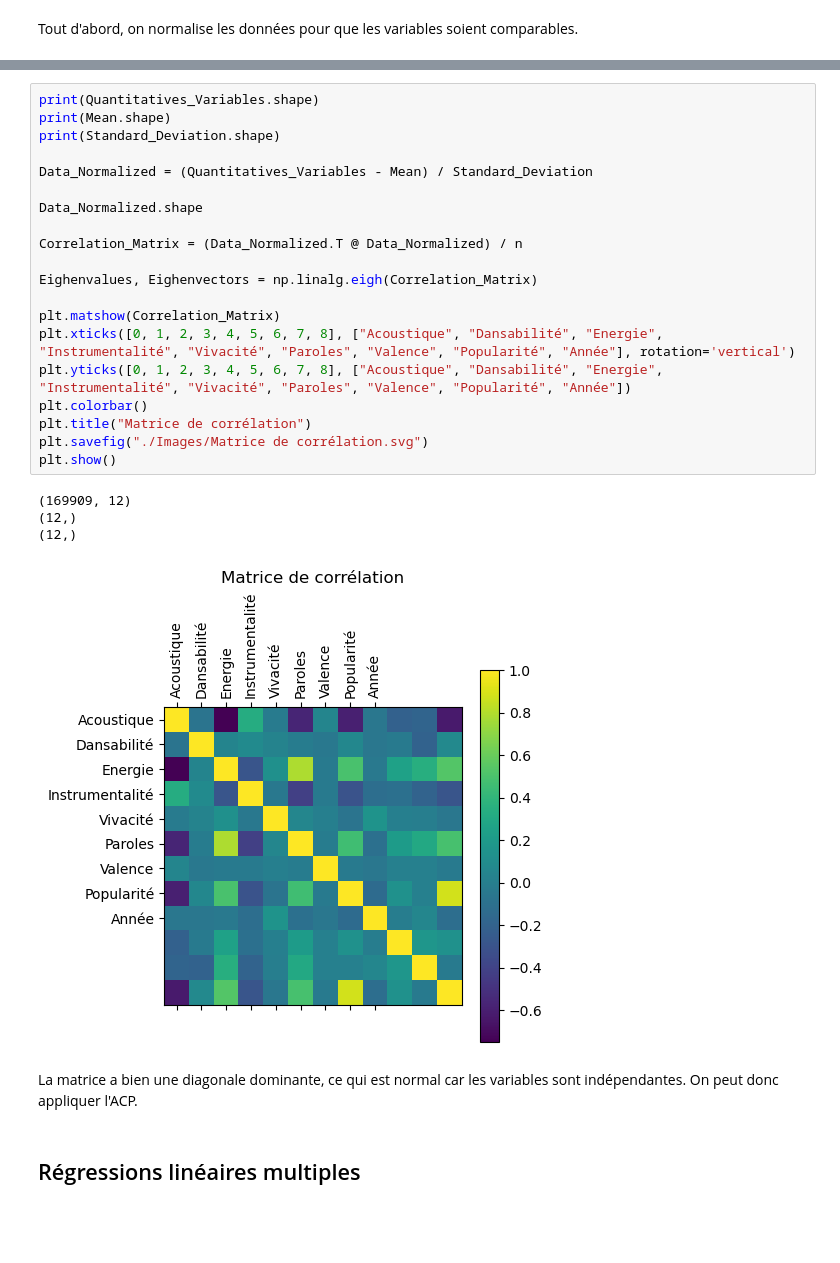
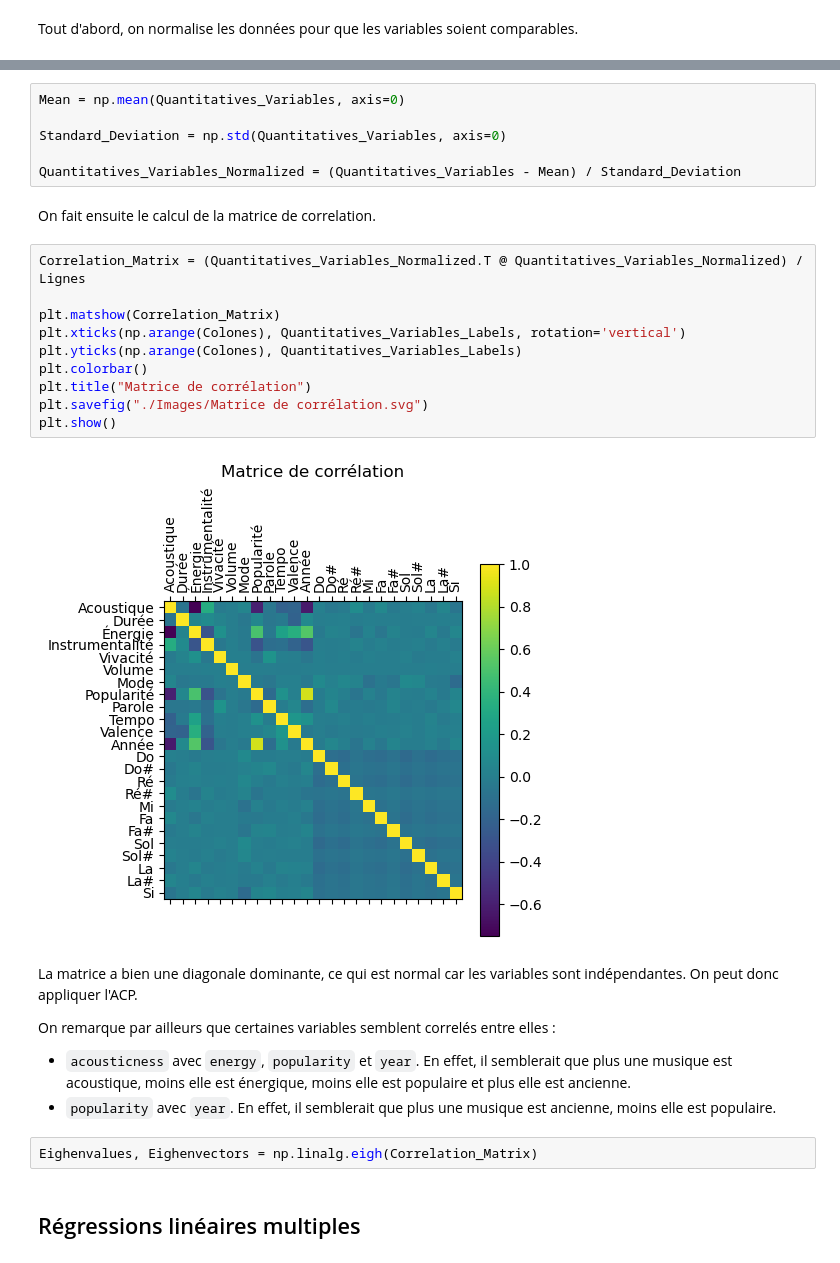
Before and after one commit to AlixANNERAUD/Music_danceability_prediction, a Jupyter notebook: Projet.ipynb, the cells around one changed output, grey strips where cells are left out. Drawn from its saved outputs; the diff is of its cells as text; blank space fills up the shorter version.

```diff
--- a/Projet.ipynb
+++ b/Projet.ipynb
@@ -246,30 +233,31 @@ TypeError: loop of ufunc does not support argument 0 of type float which has no
-# %%
-print(Quantitatives_Variables.shape)
-print(Mean.shape)
-print(Standard_Deviation.shape)
-
-Data_Normalized = (Quantitatives_Variables - Mean) / Standard_Deviation
-
-Data_Normalized.shape
-
-Correlation_Matrix = (Data_Normalized.T @ Data_Normalized) / n
-
-Eighenvalues, Eighenvectors = np.linalg.eigh(Correlation_Matrix)
-
-plt.matshow(Correlation_Matrix)
-plt.xticks([0, 1, 2, 3, 4, 5, 6, 7, 8], ["Acoustique", "Dansabilité", "Energie", "Instrumentalité", "Vivacité", "Paroles", "Valence", "Popularité", "Année"], rotation='vertical')
-plt.yticks([0, 1, 2, 3, 4, 5, 6, 7, 8], ["Acoustique", "Dansabilité", "Energie", "Instrumentalité", "Vivacité", "Paroles", "Valence", "Popularité", "Année"])
-plt.colorbar()
-plt.title("Matrice de corrélation")
-plt.savefig("./Images/Matrice de corrélation.svg")
-plt.show()
-# %% [output]
-(169909, 12)
-(12,)
-(12,)
-[figure, removed]
-# %% [markdown]
-La matrice a bien une diagonale dominante, ce qui est normal car les variables sont indépendantes. On peut donc appliquer l'ACP.
+# %%
+Mean = np.mean(Quantitatives_Variables, axis=0)
+
+Standard_Deviation = np.std(Quantitatives_Variables, axis=0)
+
+Quantitatives_Variables_Normalized = (Quantitatives_Variables - Mean) / Standard_Deviation
+# %% [markdown]
+On fait ensuite le calcul de la matrice de correlation.
+# %%
+Correlation_Matrix = (Quantitatives_Variables_Normalized.T @ Quantitatives_Variables_Normalized) / Lignes
+
+plt.matshow(Correlation_Matrix)
+plt.xticks(np.arange(Colones), Quantitatives_Variables_Labels, rotation='vertical')
+plt.yticks(np.arange(Colones), Quantitatives_Variables_Labels)
+plt.colorbar()
+plt.title("Matrice de corrélation")
+plt.savefig("./Images/Matrice de corrélation.svg")
+plt.show()
+# %% [output]
+[figure, added]
+# %% [markdown]
+La matrice a bien une diagonale dominante, ce qui est normal car les variables sont indépendantes. On peut donc appliquer l'ACP.
+
+On remarque par ailleurs que certaines variables semblent correlés entre elles :
+- `acousticness` avec `energy`, `popularity` et `year`. En effet, il semblerait que plus une musique est acoustique, moins elle est énergique, moins elle est populaire et plus elle est ancienne.
+- `popularity` avec `year`. En effet, il semblerait que plus une musique est ancienne, moins elle est populaire.
+# %%
+Eighenvalues, Eighenvectors = np.linalg.eigh(Correlation_Matrix)
 # %% [markdown]
 ## Régressions linéaires multiples
 # %%
```
Also changed, not shown: parts of 12 cells of this notebook, 7 other files.
